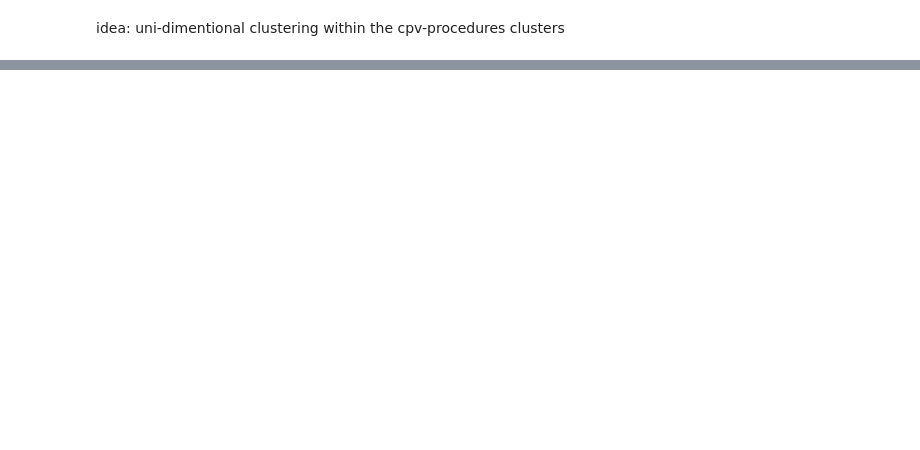
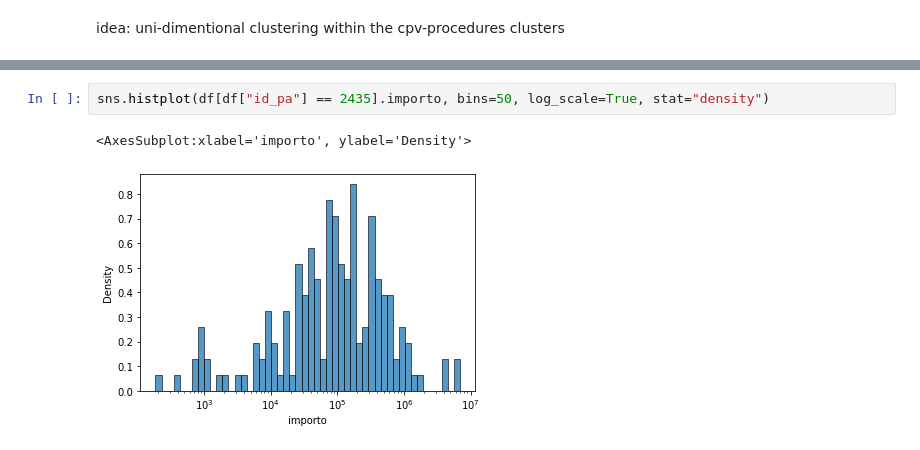
Before and after one commit to Yourne/synapthesis, a Jupyter notebook: result_analysis.ipynb, the cells around one changed output, grey strips where cells are left out. Saved outputs shown, nothing was run; the diff lists cells and outputs as text; blank space fills up the shorter version.

```diff
--- a/result_analysis.ipynb
+++ b/result_analysis.ipynb
@@ -74,3 +76,8 @@ Name: id_pa, Length: 101458, dtype: bool
+# %%
+sns.histplot(df[df["id_pa"] == 2435].importo, bins=50, log_scale=True, stat="density")
+# %% [output]
+<AxesSubplot:xlabel='importo', ylabel='Density'>
+[figure, added]
 # %%
 # where lies the lot in the (pa, be) distribution?
 import seaborn as sns
```
Also changed, not shown: parts of 13 cells of this notebook, 4 other files.
